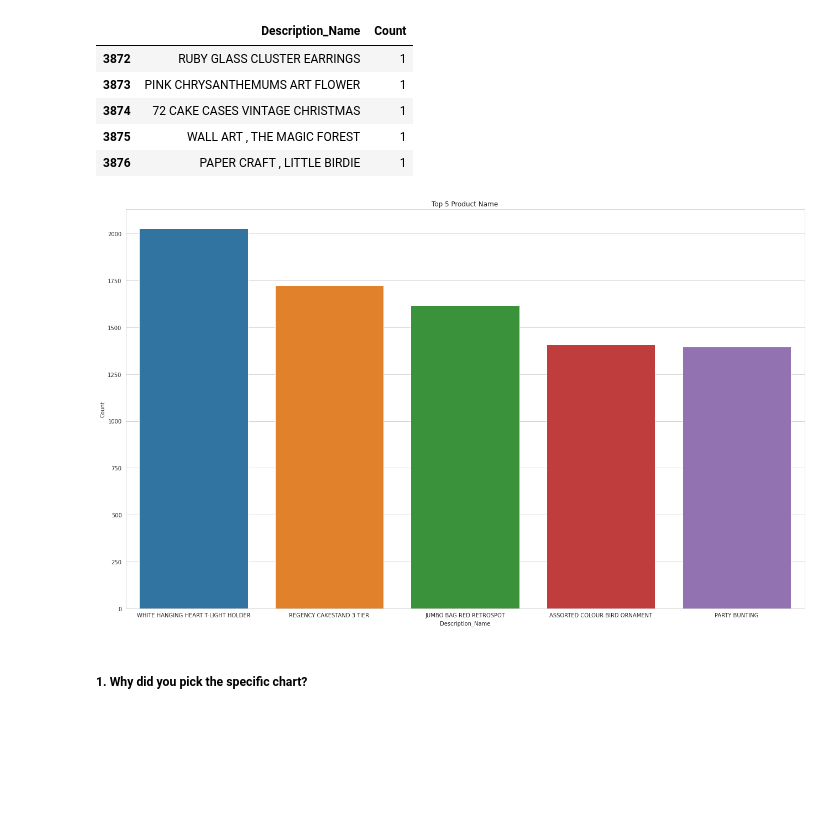
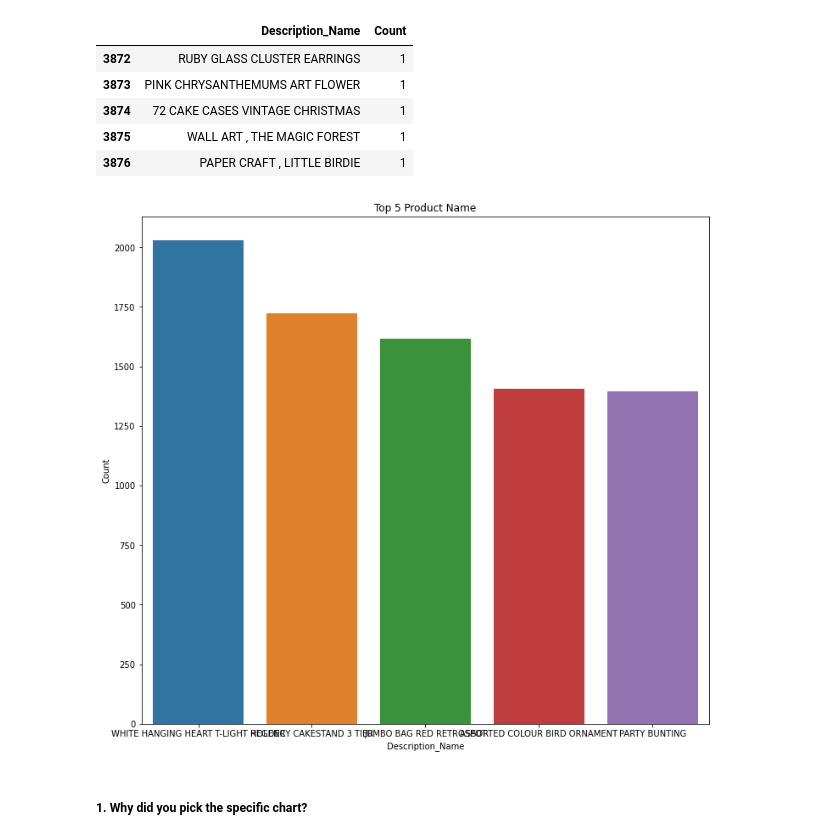
Before and after one commit to sakshantG/Online_Retail_Customer_Segmentation, a Jupyter notebook: Online_Retail_Customer_Segmentation.ipynb, the cells around one changed output. Drawn from its saved outputs; the diff is of its cells as text; code cells hidden in the pictures; blank space fills up the shorter version.

```diff
--- a/Online_Retail_Customer_Segmentation.ipynb
+++ b/Online_Retail_Customer_Segmentation.ipynb
@@ -302,12 +302,12 @@ Description_df.tail()
 | 3876 | PAPER CRAFT , LITTLE BIRDIE | 1 |
 # %%
 # Chart - 1 Plot of Top 5 Product Name
-plt.figure(figsize=(18,11))
+plt.figure(figsize=(12,11))
 plt.title('Top 5 Product Name')
 sns.barplot(x='Description_Name',y='Count',data=Description_df[:5])
 plt.show()
 # %% [output]
-[figure, old version]
+[figure, new version]
 # %% [markdown]
 ##### 1. Why did you pick the specific chart?
 # %% [markdown]
```
Also changed, not shown: parts of 173 cells of this notebook.
